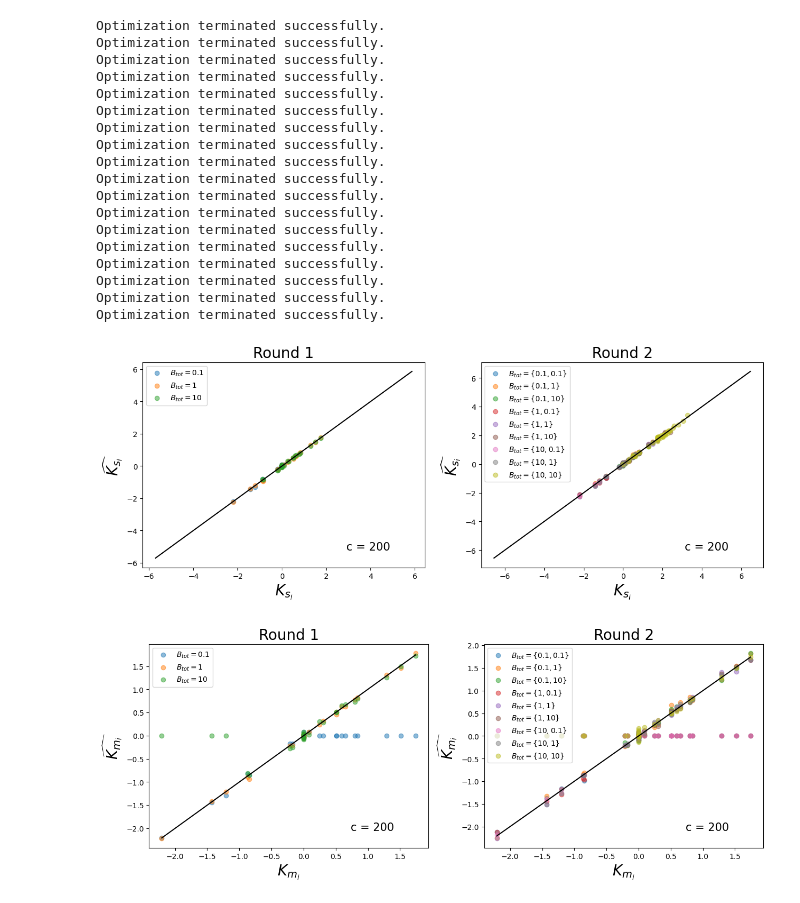
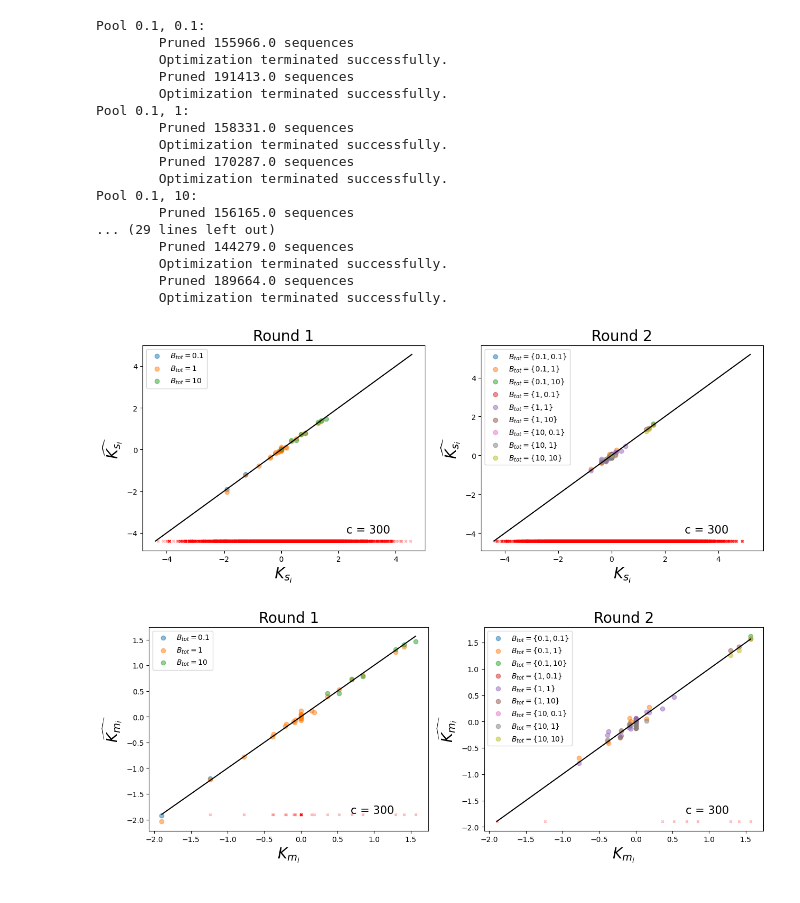
Before and after one commit to JoshuaGensel/dmMIME_correction, a Jupyter notebook: src/new_correction_test.ipynb, the cells around one changed output. Cells and saved outputs as stored; diff of their text form; code cells hidden in the pictures.

```diff
--- a/src/new_correction_test.ipynb
+++ b/src/new_correction_test.ipynb
@@ -4,31 +4,30 @@ import scipy as sp
 import new_correction as nc
 import matplotlib.pyplot as plt
 # %%
-path = '/datadisk/MIME/discrete_test/'
+path = '/datadisk/MIME/discrete_test_L10_n200K/'
 protein_concentrations = [0.1, 1, 10]
-number_sequences = 500000
-c = 200
+number_sequences = 200000
+c = 300
 # %%
 logK_sequences_r1, logK_mutations_r1, logK_sequences_r2, logK_mutations_r2, ground_truth, round_1_sequence_effects, round_2_sequence_effects = nc.logK_inference(path, protein_concentrations, c, number_sequences)
 # %% [output]
-Optimization terminated successfully.
-Optimization terminated successfully.
-Optimization terminated successfully.
-Optimization terminated successfully.
-Optimization terminated successfully.
-Optimization terminated successfully.
-Optimization terminated successfully.
-Optimization terminated successfully.
-Optimization terminated successfully.
-Optimization terminated successfully.
-Optimization terminated successfully.
-Optimization terminated successfully.
-Optimization terminated successfully.
-Optimization terminated successfully.
-Optimization terminated successfully.
-Optimization terminated successfully.
-Optimization terminated successfully.
-Optimization terminated successfully.
+Pool 0.1, 0.1:
+        Pruned 155966.0 sequences
+        Optimization terminated successfully.
+        Pruned 191413.0 sequences
+        Optimization terminated successfully.
+Pool 0.1, 1:
+        Pruned 158331.0 sequences
+        Optimization terminated successfully.
+        Pruned 170287.0 sequences
+        Optimization terminated successfully.
+Pool 0.1, 10:
+        Pruned 156165.0 sequences
+... (29 lines left out)
+        Pruned 144279.0 sequences
+        Optimization terminated successfully.
+        Pruned 189664.0 sequences
+        Optimization terminated successfully.
 # %%
 # set up 2 subplots
 fig, axes = plt.subplots(1, 2, figsize=(15, 5))
@@ -38,34 +37,38 @@ for i in range(0,len(protein_concentrations)**2, 3):
     axes[0].scatter(round_1_sequence_effects[i], logK_sequences_r1[i], alpha=0.5)
 # set x and y labels
 axes[0].set_xlabel('$K_{s_i}$', fontsize=20)
 axes[0].set_ylabel('$\widehat{K_{s_i}}$', fontsize=20)
 # set title
 axes[0].set_title('Round 1', fontsize=20)
 # plot 1:1 line
 axes[0].plot([np.min(round_1_sequence_effects[0]), np.max(round_1_sequence_effects[0])], [np.min(round_1_sequence_effects[0]), np.max(round_1_sequence_effects[0])], color='black')
+# add ticks where logK_sequences_r1 = nan
+axes[0].scatter(round_1_sequence_effects[1][np.isnan(logK_sequences_r1[1])], np.min(round_1_sequence_effects[0])*np.ones(len(round_1_sequence_effects[1][np.isnan(logK_sequences_r1[1])])), color='red', marker='x', s=10, alpha=0.3)
 # add c text top left
 axes[0].text(0.8, 0.1, 'c = ' + str(c), horizontalalignment='center', verticalalignment='center', transform=axes[0].transAxes, fontsize=15)
 # add legend
 axes[0].legend(['$B_{tot} = 0.1$', '$B_{tot} = 1$', '$B_{tot} = 10$'], fontsize=10)
 
 # plot round_2 sequence effects vs logK_sequences_r2
 for i in range(len(protein_concentrations)**2):
     axes[1].scatter(round_2_sequence_effects[i], logK_sequences_r2[i], alpha=0.5)
 # set x and y labels
 axes[1].set_xlabel('$K_{s_i}$', fontsize=20)
 axes[1].set_ylabel('$\widehat{K_{s_i}}$', fontsize=20)
 # set title
 axes[1].set_title('Round 2', fontsize=20)
 # plot 1:1 line
 axes[1].plot([np.min(round_2_sequence_effects[0]), np.max(round_2_sequence_effects[0])], [np.min(round_2_sequence_effects[0]), np.max(round_2_sequence_effects[0])], color='black')
+# add ticks where logK_sequences_r2 = nan
+axes[1].scatter(round_2_sequence_effects[1][np.isnan(logK_sequences_r2[1])], np.min(round_2_sequence_effects[0])*np.ones(len(round_2_sequence_effects[1][np.isnan(logK_sequences_r2[1])])), color='red', marker='x', s=10, alpha=0.3)
 # add c text top left
 axes[1].text(0.8, 0.1, 'c = ' + str(c), horizontalalignment='center', verticalalignment='center', transform=axes[1].transAxes, fontsize=15)
 # add legend
 axes[1].legend(['$B_{tot} = \{0.1, 0.1\}$', '$B_{tot} = \{0.1, 1\}$', '$B_{tot} = \{0.1, 10\}$', '$B_{tot} = \{1, 0.1\}$', '$B_{tot} = \{1, 1\}$', '$B_{tot} = \{1, 10\}$', '$B_{tot} = \{10, 0.1\}$', '$B_{tot} = \{10, 1\}$', '$B_{tot} = \{10, 10\}$'], fontsize=10)
 
 plt.show()
 # %% [output]
-[figure, old version]
+[figure, new version]
 # %%
 # set up 2 subplots
 fig, axes = plt.subplots(1, 2, figsize=(15, 5))
@@ -82,6 +85,8 @@ axes[0].set_title('Round 1', fontsize=20)
 axes[0].plot([np.min(ground_truth), np.max(ground_truth)], [np.min(ground_truth), np.max(ground_truth)], color='black')
 # add c text top left
 axes[0].text(0.8, 0.1, 'c = ' + str(c), horizontalalignment='center', verticalalignment='center', transform=axes[0].transAxes, fontsize=15)
+# add ticks where logK_mutations_r1 = nan
+axes[0].scatter(ground_truth[np.isnan(logK_mutations_r1[1])], np.min(ground_truth)*np.ones(len(ground_truth[np.isnan(logK_mutations_r1[1])])), color='red', marker='x', s=10, alpha=0.3)
 # add legend
 axes[0].legend(['$B_{tot} = 0.1$', '$B_{tot} = 1$', '$B_{tot} = 10$'], fontsize=10)
 
@@ -95,11 +100,13 @@ axes[1].set_ylabel('$\widehat{K_{m_i}}$', fontsize=20)
 axes[1].set_title('Round 2', fontsize=20)
 # plot 1:1 line
 axes[1].plot([np.min(ground_truth), np.max(ground_truth)], [np.min(ground_truth), np.max(ground_truth)], color='black')
-# add c text top left
+# add ticks where logK_mutations_r2 = nan
+axes[1].scatter(ground_truth[np.isnan(logK_mutations_r2[1])], np.min(ground_truth)*np.ones(len(ground_truth[np.isnan(logK_mutations_r2[1])])), color='red', marker='x', s=10, alpha=0.3)
+# add c text bottom right
 axes[1].text(0.8, 0.1, 'c = ' + str(c), horizontalalignment='center', verticalalignment='center', transform=axes[1].transAxes, fontsize=15)
-# add legend
+# add legend top left
 axes[1].legend(['$B_{tot} = \{0.1, 0.1\}$', '$B_{tot} = \{0.1, 1\}$', '$B_{tot} = \{0.1, 10\}$', '$B_{tot} = \{1, 0.1\}$', '$B_{tot} = \{1, 1\}$', '$B_{tot} = \{1, 10\}$', '$B_{tot} = \{10, 0.1\}$', '$B_{tot} = \{10, 1\}$', '$B_{tot} = \{10, 10\}$'], fontsize=10)
 
 plt.show()
 # %% [output]
-[figure, old version]
+[figure, new version]
```
Also changed, not shown: parts of 1 cell of this notebook, 3 other files.
